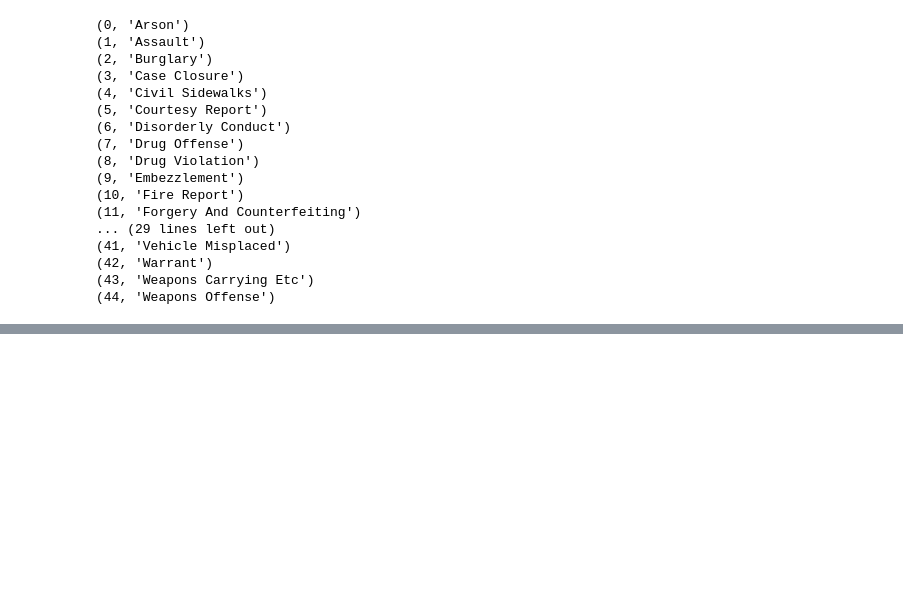
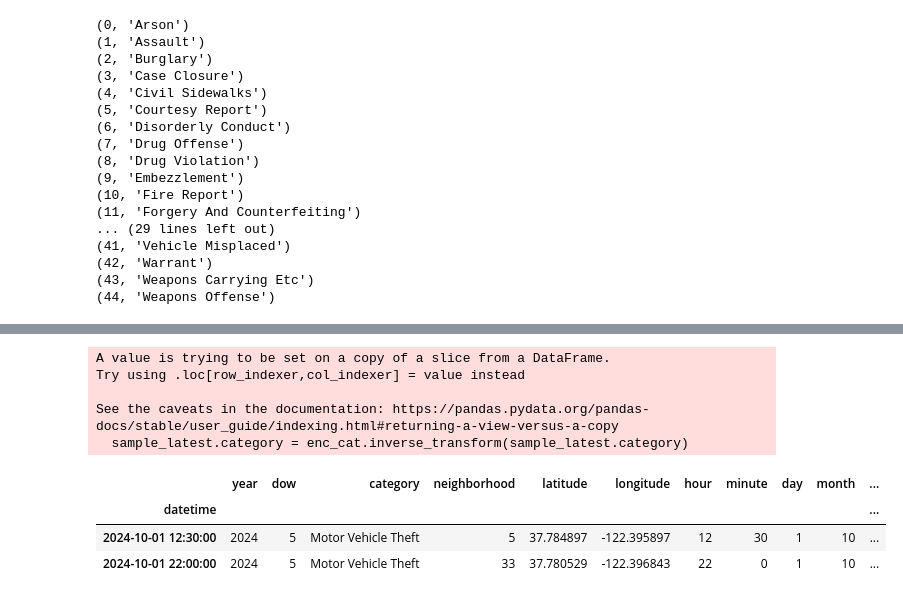
Before and after one commit to fazeelgm/UCB_ML_AI_Capstone, a Jupyter notebook: notebooks/ModelInterpretation.ipynb, the cells around one changed output, grey strips where cells are left out. Drawn from its saved outputs; the diff is of its cells as text; code cells hidden in the pictures; blank space fills up the shorter version.

```diff
--- a/notebooks/ModelInterpretation.ipynb
+++ b/notebooks/ModelInterpretation.ipynb
@@ -558,0 +573,27 @@ Wall time: 20.5 s
+# %%
+# Create latest sample from original data for Oct 2024
+# sample_latest = data.query('index >= "2024/10/01"')
+sample_latest = data.query('index >= "2024/10/01" and category == 22')
+
+# Generate X and y from sample
+sample_latest_X = sample_latest.drop(columns=['category'])
+sample_latest_y = sample_latest['category']
+
+# Reverse encode the category for readibility
+sample_latest.category = enc_cat.inverse_transform(sample_latest.category)
+
+# sample_latest.head(10)
+# %% [output]
+A value is trying to be set on a copy of a slice from a DataFrame.
+Try using .loc[row_indexer,col_indexer] = value instead
+
+See the caveats in the documentation: https://pandas.pydata.org/pandas-docs/stable/user_guide/indexing.html#returning-a-view-versus-a-copy
+  sample_latest.category = enc_cat.inverse_transform(sample_latest.category)
+# %%
+s1, s2 = 1, 5
+sample_latest.iloc[[s1, s2]]
+# %% [output]
+|  | year | dow | category | neighborhood | latitude | longitude | hour | minute | day | month | ... |
+| datetime |  |  |  |  |  |  |  |  |  |  | ... |
+| 2024-10-01 12:30:00 | 2024 | 5 | Motor Vehicle Theft | 5 | 37.784897 | -122.395897 | 12 | 30 | 1 | 10 | ... |
+| 2024-10-01 22:00:00 | 2024 | 5 | Motor Vehicle Theft | 33 | 37.780529 | -122.396843 | 22 | 0 | 1 | 10 | ... |
```
Also changed, not shown: parts of 23 cells of this notebook, 3 other files.
